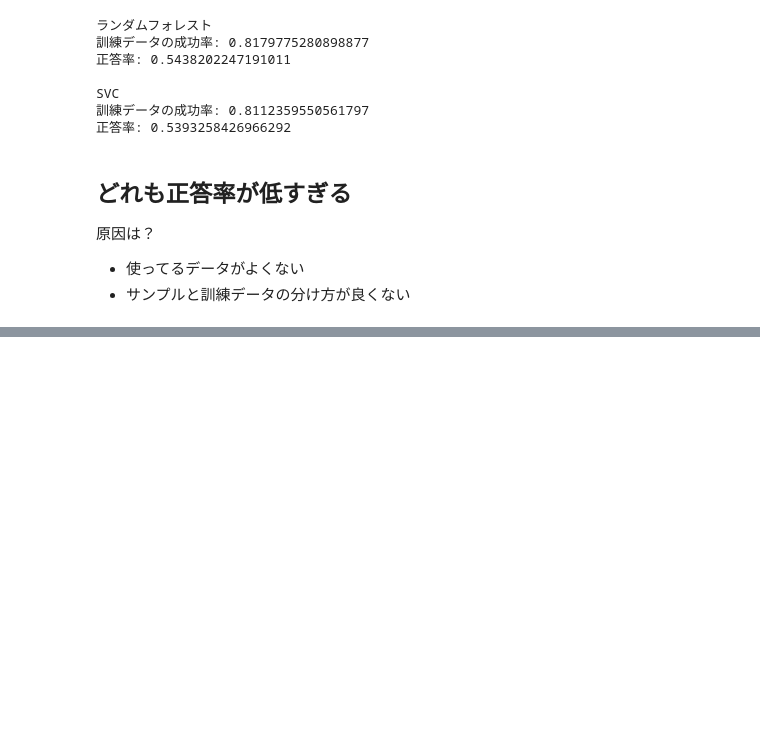
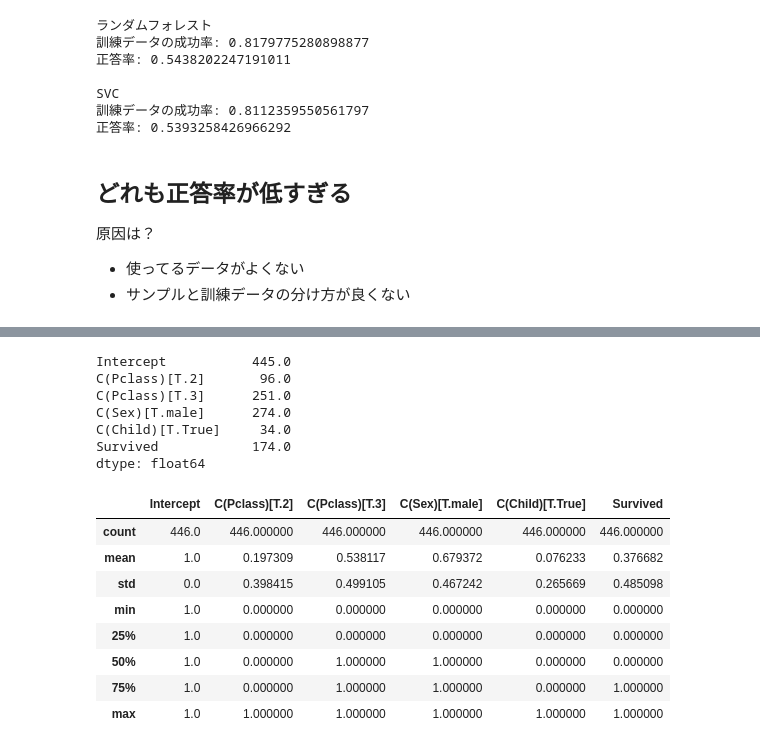
Before and after one commit to cocodrips/kaggle-titanic, a Jupyter notebook: machine-learning-challange.ipynb, the cells around one changed output, grey strips where cells are left out. Saved outputs shown, nothing was run; the diff lists cells and outputs as text; code cells hidden in the pictures; blank space fills up the shorter version.

Commit message:
Check data bias.

```diff
--- a/machine-learning-challange.ipynb
+++ b/machine-learning-challange.ipynb
@@ -184,0 +236,29 @@ SVC
+# %%
+from sklearn.cluster import KMeans
+
+exp_values = [
+    'C(Pclass)',
+    'C(Sex)',
+    'C(Child)'
+]
+exp_values = [
+    'C(Pclass)',
+    'C(Sex)',
+    'C(Child)'
+]
+
+predict_value = 'Survived'
+c_df = patsy.dmatrix('+ '.join(exp_values) + ' + ' + predict_value, data=titanic_c, return_type='dataframe')
+columns = list(c_df.columns)
+columns.remove('Intercept')
+columns.remove(predict_value)
+
+X = c_df[columns]
+c_result = KMeans(n_clusters=2, random_state=1).fit_predict(X)
+
+print(sum(l[:harf]), ":", sum(l[harf:]))
+added_cluster_df = c_df.assign(
+    Cluster=pd.Series(c_result)
+)
+
+added_cluster_df.groupby('Cluster').var()
@@ -184,0 +271,20 @@ SVC
+# %%
+print(c_df[:harf].sum())
+c_df[harf:].describe()
+# %% [output]
+Intercept           445.0
+C(Pclass)[T.2]       96.0
+C(Pclass)[T.3]      251.0
+C(Sex)[T.male]      274.0
+C(Child)[T.True]     34.0
+Survived            174.0
+dtype: float64
+|  | Intercept | C(Pclass)[T.2] | C(Pclass)[T.3] | C(Sex)[T.male] | C(Child)[T.True] | Survived |
+| count | 446.0 | 446.000000 | 446.000000 | 446.000000 | 446.000000 | 446.000000 |
+| mean | 1.0 | 0.197309 | 0.538117 | 0.679372 | 0.076233 | 0.376682 |
+| std | 0.0 | 0.398415 | 0.499105 | 0.467242 | 0.265669 | 0.485098 |
+| min | 1.0 | 0.000000 | 0.000000 | 0.000000 | 0.000000 | 0.000000 |
+| 25% | 1.0 | 0.000000 | 0.000000 | 0.000000 | 0.000000 | 0.000000 |
+| 50% | 1.0 | 0.000000 | 1.000000 | 1.000000 | 0.000000 | 0.000000 |
+| 75% | 1.0 | 0.000000 | 1.000000 | 1.000000 | 0.000000 | 1.000000 |
+| max | 1.0 | 1.000000 | 1.000000 | 1.000000 | 1.000000 | 1.000000 |
```
Also changed, not shown: parts of 7 cells of this notebook.
